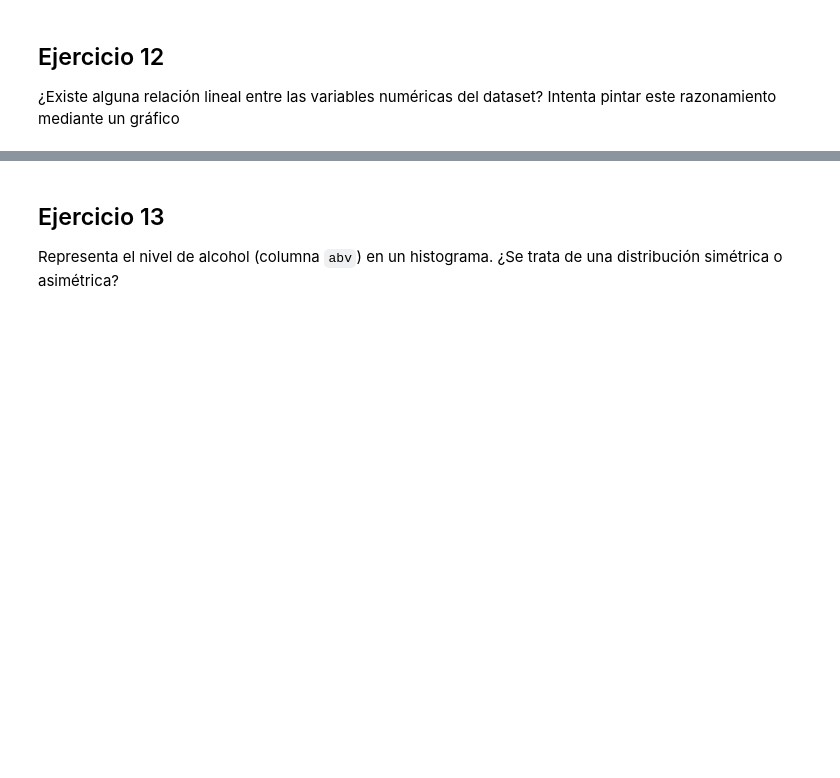
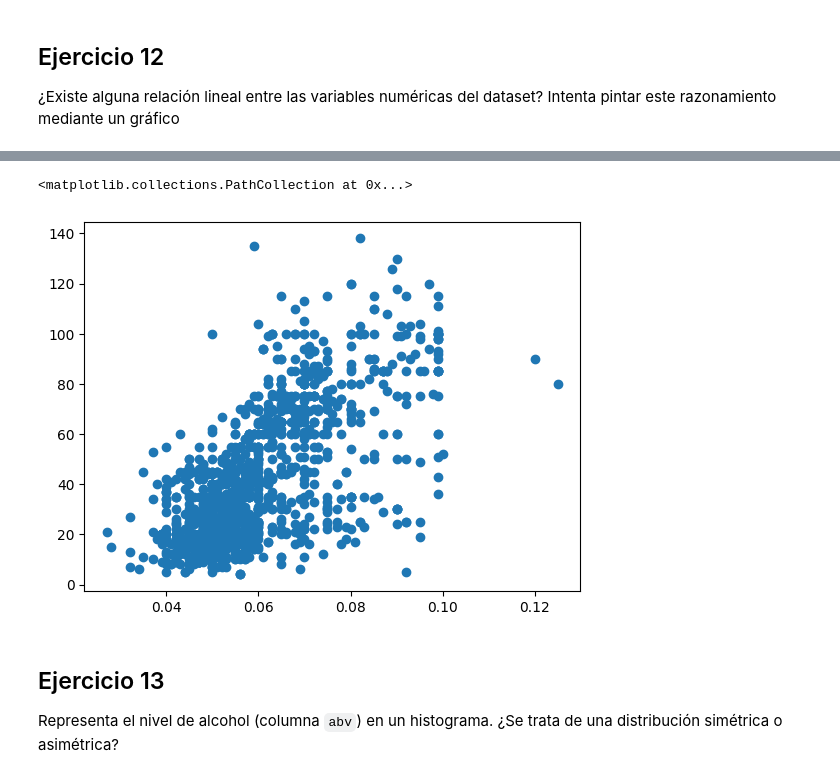
Before and after one commit to MNievas12/2409_dsft_thebridge, a Jupyter notebook: 2-Data_analysis/2-Pandas/Practica/6-Beers/birras_repaso.ipynb, the cells around one changed output, grey strips where cells are left out. Cells and saved outputs as stored; diff of their text form; code cells hidden in the pictures; blank space fills up the shorter version.

```diff
--- a/2-Data_analysis/2-Pandas/Practica/6-Beers/birras_repaso.ipynb
+++ b/2-Data_analysis/2-Pandas/Practica/6-Beers/birras_repaso.ipynb
@@ -51,3 +678,10 @@ No queda muy claro cuánto de dispar, de dispersa, es la medida de IBU. Mediante
+# %%
+import matplotlib.pyplot as plt
+
+plt.scatter(df_beer['abv'], df_beer['ibu'])
+# %% [output]
+<matplotlib.collections.PathCollection at 0x...>
+[figure, added]
 # %% [markdown]
 ## Ejercicio 13
 Representa el nivel de alcohol (columna `abv`) en un histograma. ¿Se trata de una distribución simétrica o asimétrica?
```
Also changed, not shown: parts of 111 cells of this notebook.
